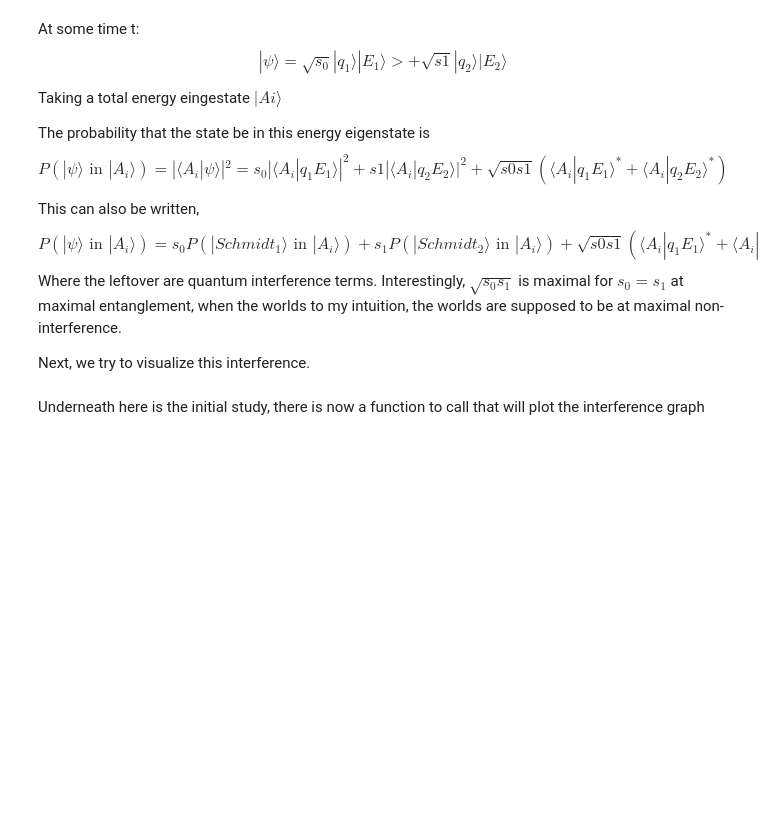
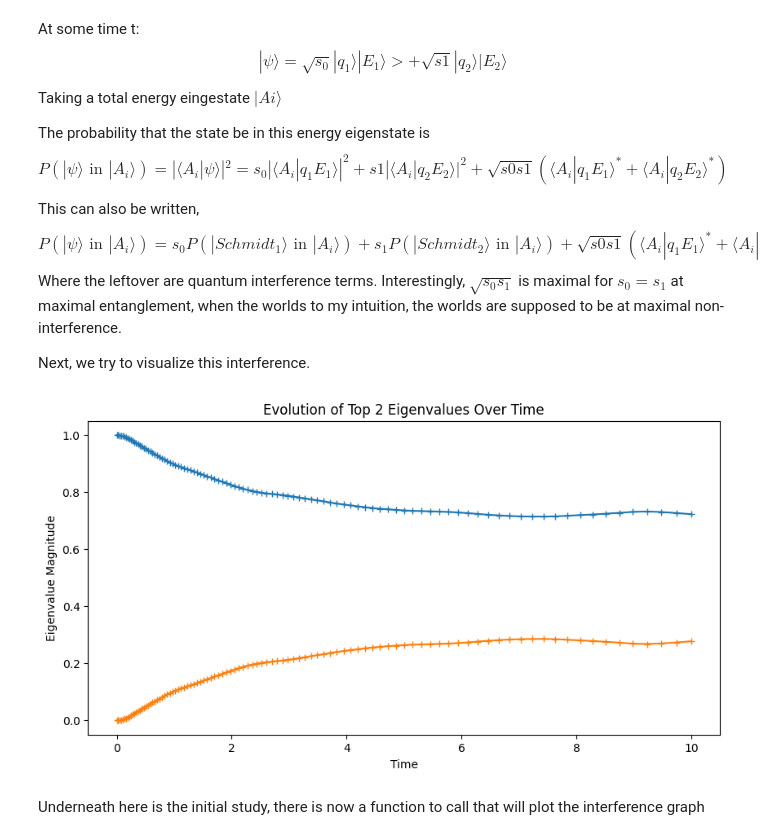
Before and after one commit to MarinAndreGirard/Quantum_Branching, a Jupyter notebook: weight_conservation.ipynb, the cells around one changed output. Cells and saved outputs as stored; diff of their text form; code cells hidden in the pictures; blank space fills up the shorter version.

```diff
--- a/weight_conservation.ipynb
+++ b/weight_conservation.ipynb
@@ -41,6 +42,10 @@ result, tlist, H_q, H_system_2, H_system_1_ext, H_system_2_ext, H_interaction, H
 time_indices = [0, 10, 20, 30, 49]  # Specify the time indices of interest
 
 #eigenenergies_total, eigenstates_total = H_total.eigenstates()
+# %%
+plot_schmidt_value_time(result,tlist)
+# %% [output]
+[figure, added]
 # %% [markdown]
 Underneath here is the initial study, there is now a function to call that will plot the interference graph
 # %% [markdown]
```
Also changed, not shown: parts of 2 cells of this notebook, 8 other files.
